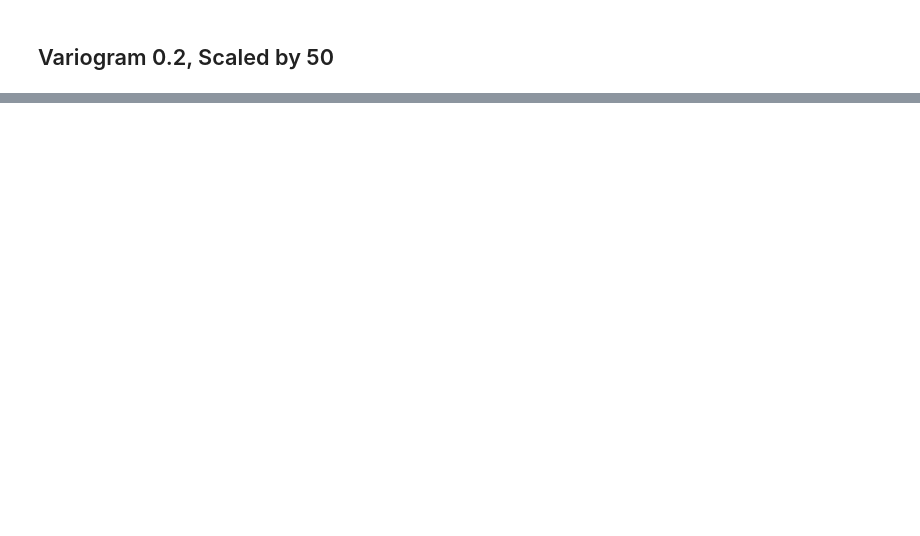
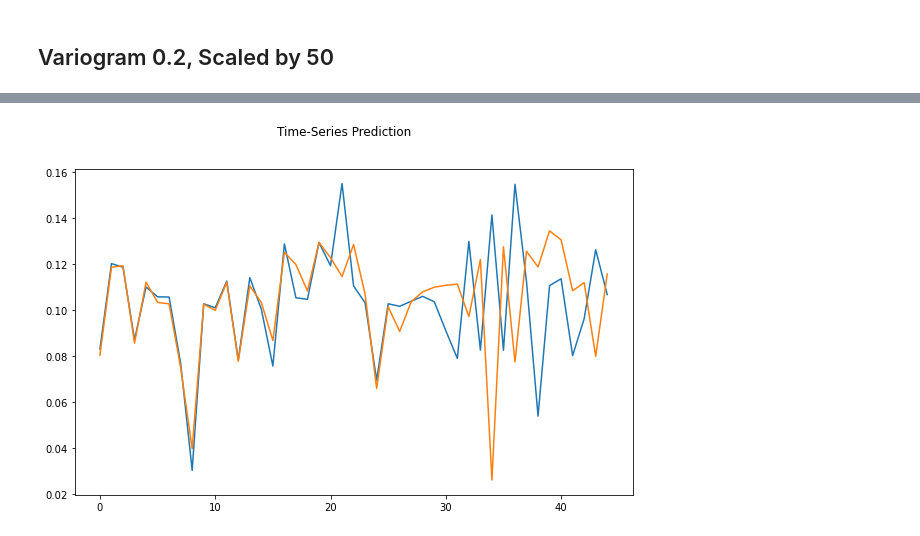
Before and after one commit to SsanyaS14/scaling-ltsm, a Jupyter notebook: LSTM.ipynb, the cells around one changed output, grey strips where cells are left out. Cells and saved outputs as stored; diff of their text form; code cells hidden in the pictures; blank space fills up the shorter version.

```diff
--- a/LSTM.ipynb
+++ b/LSTM.ipynb
@@ -892,5 +895,5 @@ plt.show()
 # %%
-training_set = pd.read_csv('datasets/scaled_v1_50_115.csv')
+training_set = pd.read_csv('datasets/scaled_v1_50_999.csv')
 training_set
 training_set = training_set.iloc[:,2:3].values
 sc = MinMaxScaler()
@@ -912,0 +974,18 @@ testY = Variable(torch.Tensor(np.array(y[train_size:len(y)])))
+# %%
+lstm.eval()
+train_predict = lstm(dataX)
+
+data_predict = train_predict.data.numpy()
+dataY_plot = dataY.data.numpy()
+
+data_predict = sc.inverse_transform(data_predict)
+dataY_plot = sc.inverse_transform(dataY_plot)
+
+#plt.axvline(x=train_size, c='r', linestyle='--')
+plt.figure(figsize=(10,6))
+plt.plot(dataY_plot)
+plt.plot(data_predict)
+plt.suptitle('Time-Series Prediction')
+plt.show()
+# %% [output]
+[figure, added]
```
Also changed, not shown: parts of 77 cells of this notebook, 8 other files.
